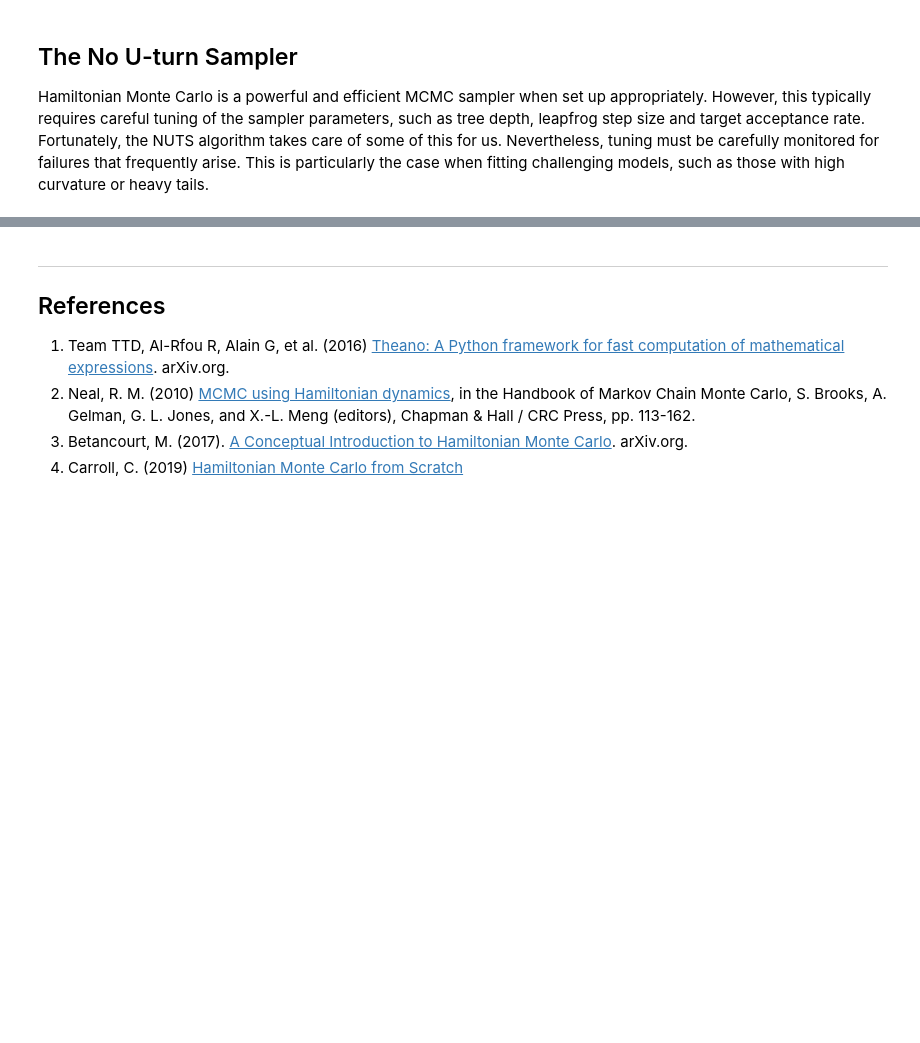
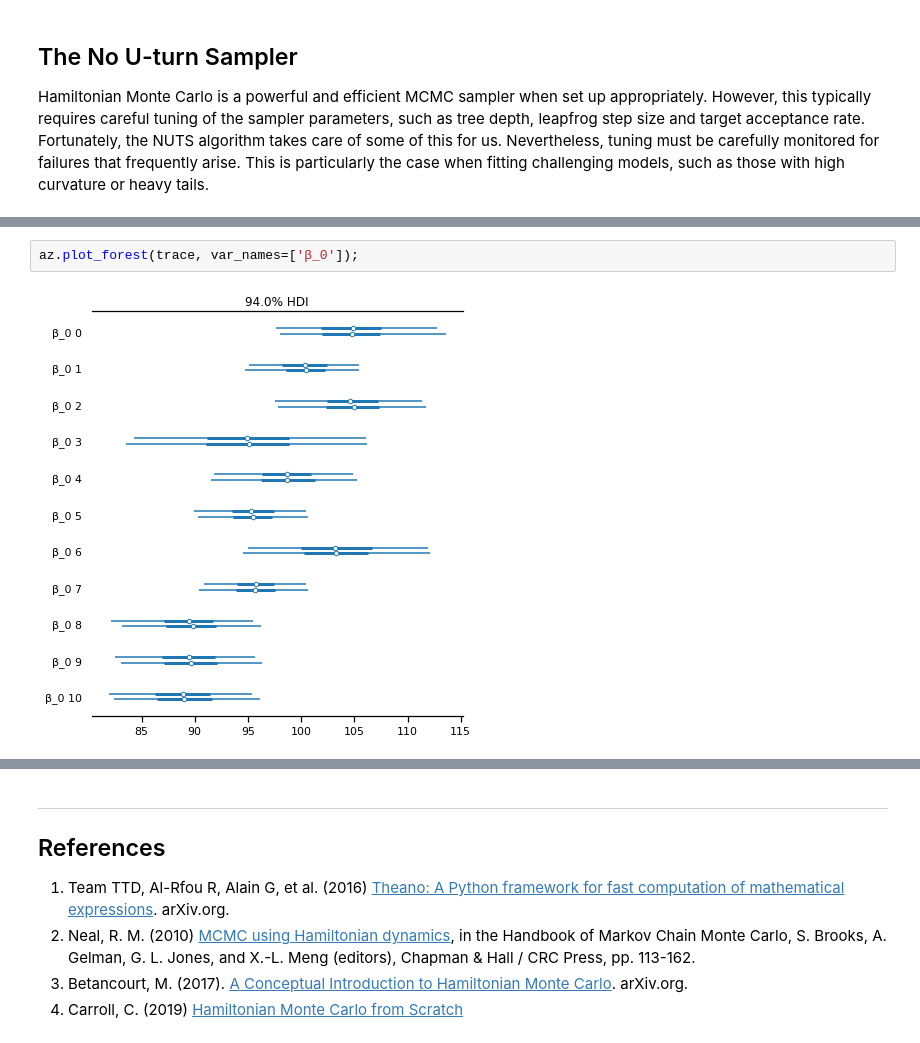
Before and after one commit to fonnesbeck/Bayes_Computing_Course, a Jupyter notebook: notebooks/Section3_1-Gradient-Based-MCMC.ipynb, the cells around one changed output, grey strips where cells are left out. Saved outputs shown, nothing was run; the diff lists cells and outputs as text; blank space fills up the shorter version.

```diff
--- a/notebooks/Section3_1-Gradient-Based-MCMC.ipynb
+++ b/notebooks/Section3_1-Gradient-Based-MCMC.ipynb
@@ -473,0 +584,4 @@ Initialization
+# %%
+az.plot_forest(trace, var_names=['β_0']);
+# %% [output]
+[figure, added]
```
Also changed, not shown: parts of 32 cells of this notebook, 4 other files.
